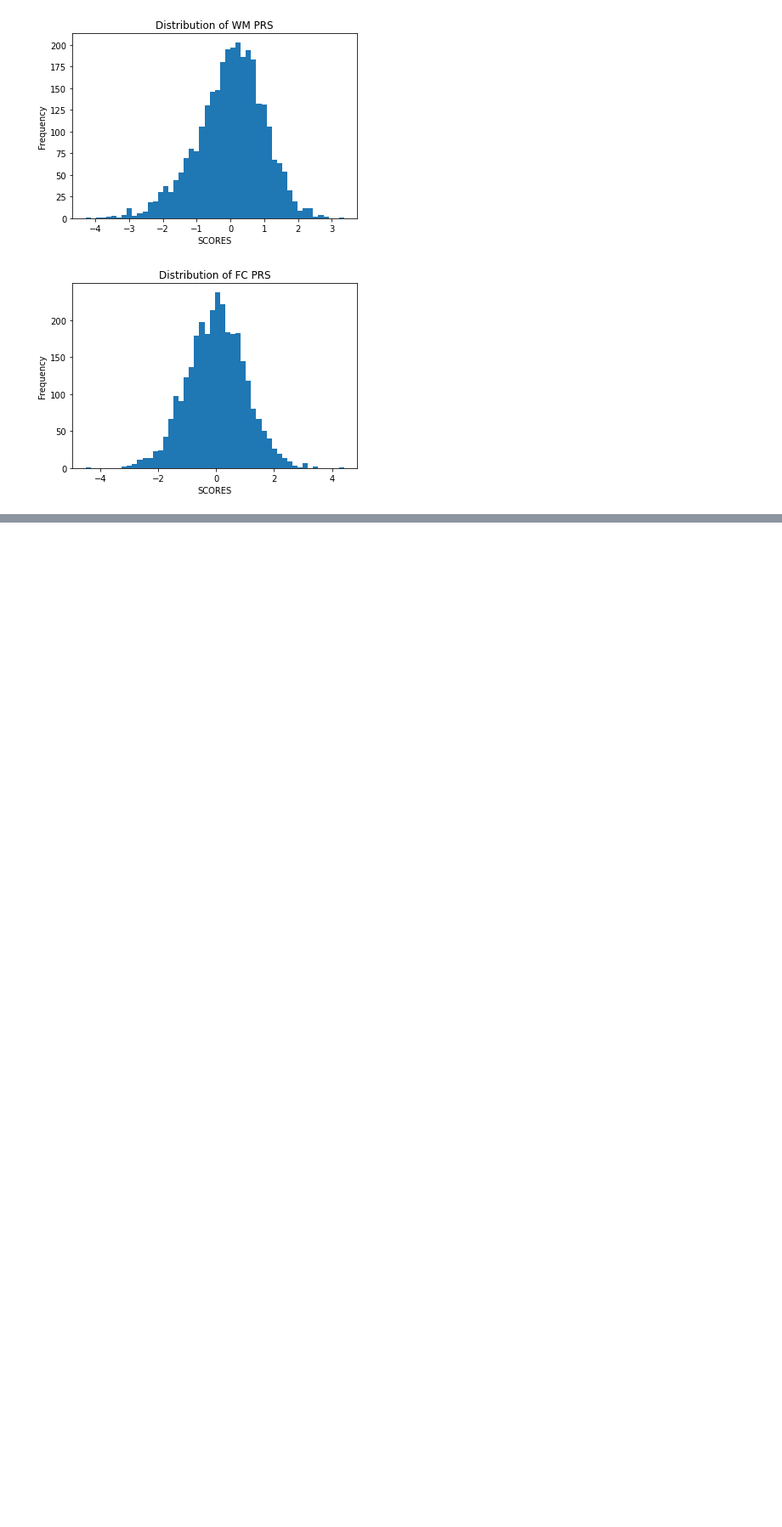
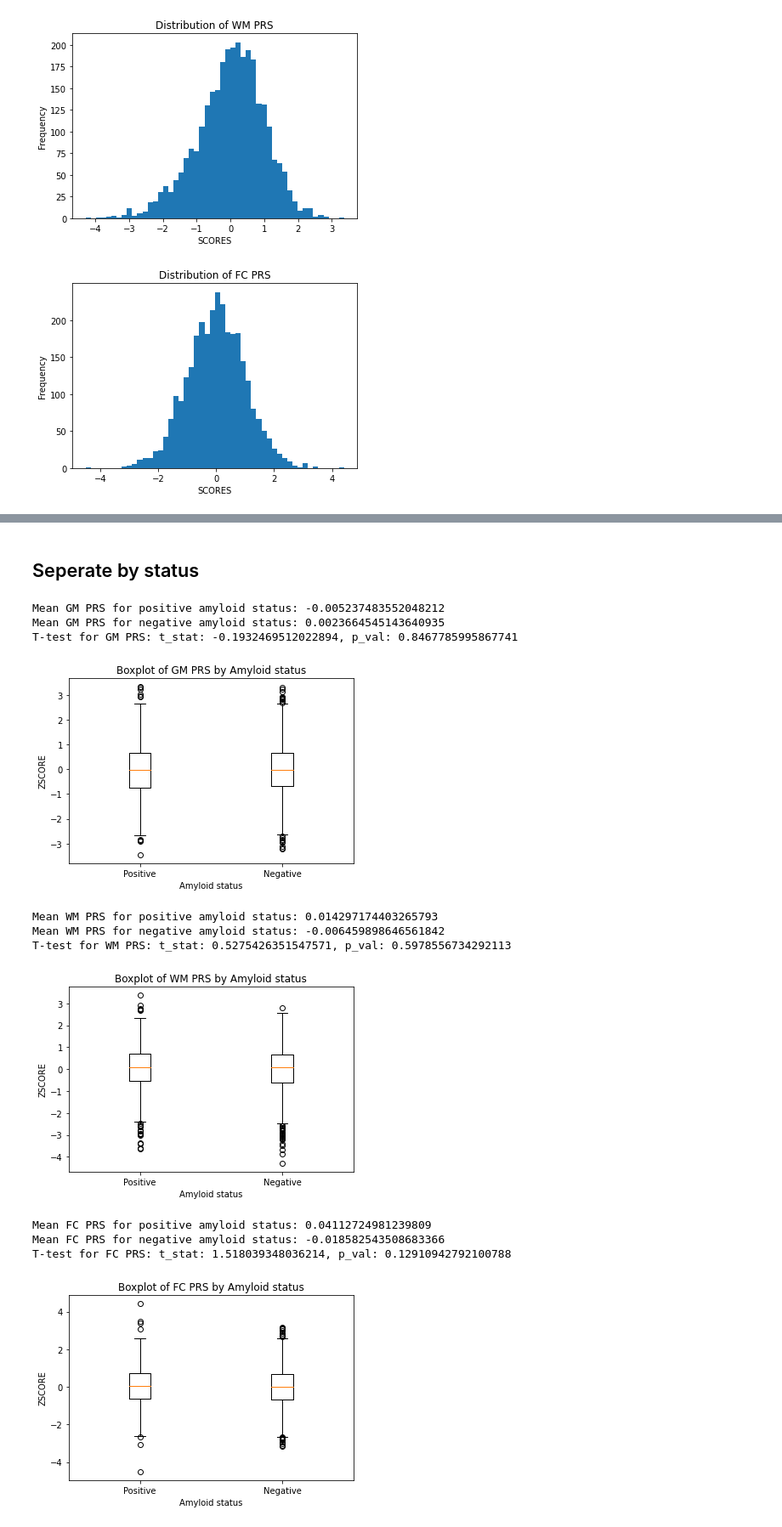
Before and after one commit to JGarciaCondado/AgingBrainStudy, a Jupyter notebook: Data_analysis.ipynb, the cells around one changed output, grey strips where cells are left out. Shown at 85% size. Saved outputs shown, nothing was run; the diff lists cells and outputs as text; code cells hidden in the pictures; blank space fills up the shorter version.

Commit message:
Add amyloid and genetic status

```diff
--- a/Data_analysis.ipynb
+++ b/Data_analysis.ipynb
@@ -7,7 +7,14 @@ from scipy.stats import pearsonr
 # Get dataframe
 df = pd.read_csv('data/processed_data.csv')
 print(df.head())
+
+# Column names of interes
 prs_types = ['GM', 'WM', 'FC']
+prs_cols = ['{}_SCORE'.format(prs_type) for prs_type in prs_types] + \
+           ['{}_ZSCORE'.format(prs_type) for prs_type in prs_types]
+genetics = ['APOEGN']
+amyloid = ['Amyloid']
+factors = [col for col in df.columns if col not in ['IID'] + prs_cols + genetics + amyloid]
 # %% [output]
          IID  GM_SCORE  GM_ZSCORE  WM_SCORE  WM_ZSCORE  FC_SCORE  FC_ZSCORE  \
 0  B32512144  0.000449   0.485442  0.000346   0.274337 -0.000026   0.489272
@@ -42,11 +49,6 @@ for prs_type in prs_types:
 [figure]
 # %%
 # Calculate Pearson correlation between PRS and different values
-info_cols = ['IID', 'WM_SCORE', 'WM_ZSCORE', 'GM_ZSCORE', 'GM_SCORE', 'FC_SCORE', 'FC_ZSCORE']
-factors = [col for col in df.columns if col not in info_cols]
-
-# Generate a dataframe with three columns for each PRS type
-
 df_factors = pd.DataFrame(columns=['Factor']+ [prs + '_corr' for prs in prs_types]
                           + [prs + '_pval' for prs in prs_types])
 for factor in factors:
@@ -60,4 +62,13 @@ for factor in factors:
 
 # Show results
 print(df_factors)
+
+# Obtain which factors have p_val < 0.05
+for prs in prs_types:
+    print('Factors with p_val < 0.05 for {} PRS:'.format(prs))
+    factors = df_factors[df_factors[prs+'_pval'] < 0.05]['Factor'].to_list()
+    for factor in factors:
+        print("Factor: {}, Correlation: {}, p_val: {}".format(factor,
+                                                              df_factors[df_factors['Factor'] == factor][prs+'_corr'].values[0],
+                                                              df_factors[df_factors['Factor'] == factor][prs+'_pval'].values[0]))
 # %% [output]
@@ -80,0 +92,39 @@ print(df_factors)
+# %% [markdown]
+## Seperate by status
+# %%
+# Obtaain subject by amyloid status
+df_pos = df[df['Amyloid'] == 'positive']
+df_neg = df[df['Amyloid'] == 'negative']
+
+# Plot boxplots for each PRS type for each status
+for prs in prs_types:
+    # Obtain prs
+    pos_prs = df_pos['{}_ZSCORE'.format(prs)].dropna().to_numpy()
+    neg_prs = df_neg['{}_ZSCORE'.format(prs)].dropna().to_numpy()
+    print('Mean {} PRS for positive amyloid status: {}'.format(prs, pos_prs.mean()))
+    print('Mean {} PRS for negative amyloid status: {}'.format(prs, neg_prs.mean()))
+
+    # Caclulate t-test
+    t_stat, p_val = ttest_ind(pos_prs, neg_prs)
+    print('T-test for {} PRS: t_stat: {}, p_val: {}'.format(prs, t_stat, p_val))
+
+    # Plot boxplot
+    plt.boxplot([pos_prs, neg_prs])
+    plt.title('Boxplot of {} PRS by Amyloid status'.format(prs))
+    plt.xlabel('Amyloid status')
+    plt.ylabel('ZSCORE')
+    plt.xticks([1, 2], ['Positive', 'Negative'])
+    plt.show()
+# %% [output]
+Mean GM PRS for positive amyloid status: -0.005237483552048212
+Mean GM PRS for negative amyloid status: 0.0023664545143640935
+T-test for GM PRS: t_stat: -0.1932469512022894, p_val: 0.8467785995867741
+[figure, added]
+Mean WM PRS for positive amyloid status: 0.014297174403265793
+Mean WM PRS for negative amyloid status: -0.006459898646561842
+T-test for WM PRS: t_stat: 0.5275426351547571, p_val: 0.5978556734292113
+[figure, added]
+Mean FC PRS for positive amyloid status: 0.04112724981239809
+Mean FC PRS for negative amyloid status: -0.018582543508683366
+T-test for FC PRS: t_stat: 1.518039348036214, p_val: 0.12910942792100788
+[figure, added]
```
Also changed, not shown: parts of 5 cells of this notebook, 1 other file.
